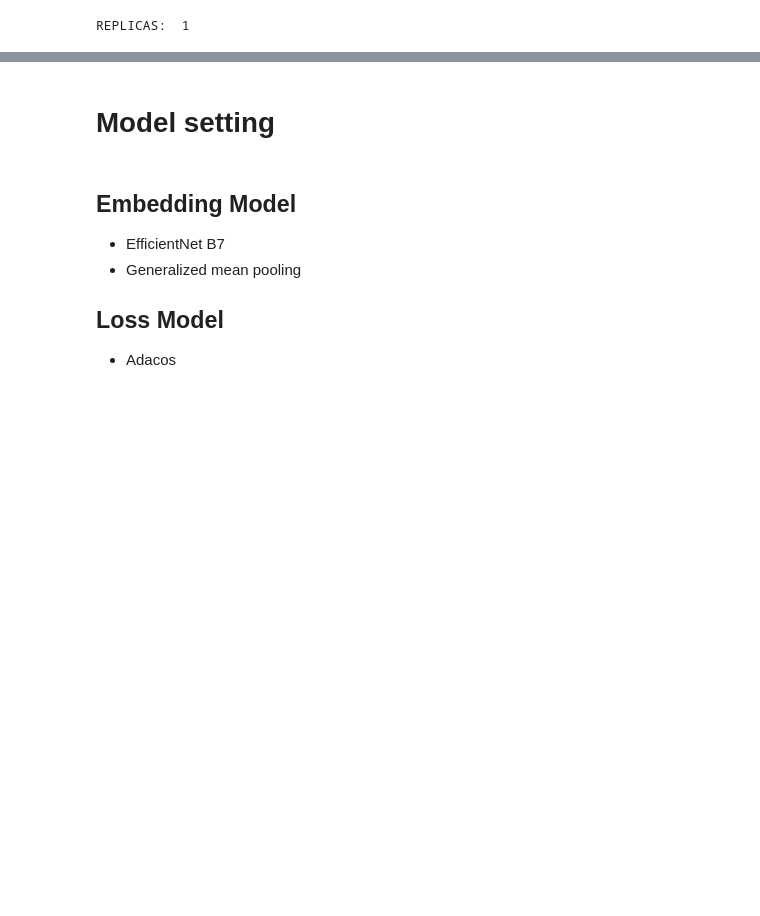
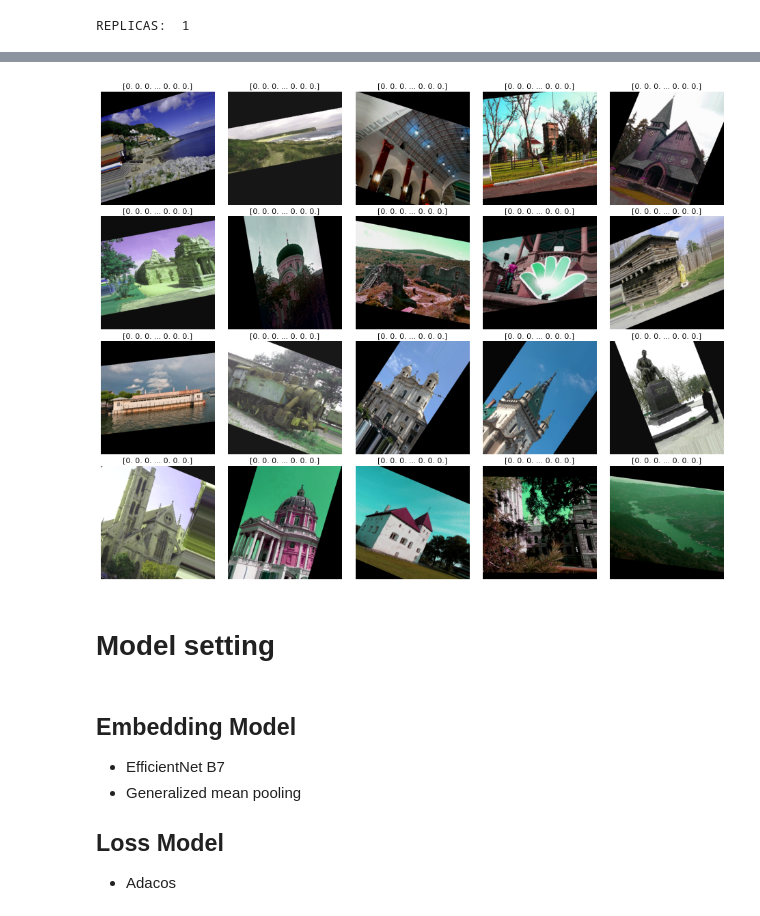
Before and after one commit to dsskim/kaggle_Google_Landmark_Retrieval_2020, a Jupyter notebook: Train_Code.ipynb, the cells around one changed output, grey strips where cells are left out. Cells and saved outputs as stored; diff of their text form; code cells hidden in the pictures; blank space fills up the shorter version.

```diff
--- a/Train_Code.ipynb
+++ b/Train_Code.ipynb
@@ -28,0 +32,20 @@ def find_nearest(array, value):
+# %%
+train_tfrec_dir = "E:/open_dataset/landmark_v2/tfrec/train*"
+valid_tfrec_dir = "E:/open_dataset/landmark_v2/tfrec/valid*"
+
+TRAINING_FILENAMES = tf.io.gfile.glob(train_tfrec_dir)
+VALIDATION_FILENAMES = tf.io.gfile.glob(valid_tfrec_dir)
+
+if SKIP_VALIDATION:
+    TRAINING_FILENAMES = TRAINING_FILENAMES + VALIDATION_FILENAMES
+# %%
+def count_data_items(filenames):
+    # the number of data items is written in the name of the .tfrec files, i.e. flowers00-230.tfrec = 230 data items
+    n = [int(re.compile(r"-([0-9]*)\.").search(filename).group(1)) for filename in filenames]
+    return np.sum(n)
+
+NUM_TRAIN_LABEL = 81313
+NUM_TRAINING_IMAGES = count_data_items(TRAINING_FILENAMES)
+NUM_VALIDATION_IMAGES = 0 if SKIP_VALIDATION else count_data_items(VALIDATION_FILENAMES)
+STEPS_PER_EPOCH = NUM_TRAINING_IMAGES // BATCH_SIZE
+print('Dataset: {} training images, {} validation images'.format(NUM_TRAINING_IMAGES, NUM_VALIDATION_IMAGES))
@@ -144,0 +230,74 @@ class Landmark2020_DataGenerator(tf.keras.utils.Sequence):
+# %%
+
+def batch_to_numpy_images_and_labels(data):
+    images, labels = data
+    numpy_images = images.numpy()
+    numpy_labels = labels.numpy()
+    if numpy_labels.dtype == object: # binary string in this case, these are image ID strings
+        numpy_labels = [None for _ in enumerate(numpy_images)]
+    # If no labels, only image IDs, return None for labels (this is the case for test data)
+    return numpy_images, numpy_labels
+
+def display_one_images(image, title, subplot, red=False, titlesize=16):
+    plt.subplot(*subplot)
+    plt.axis('off')
+    plt.imshow(image)
+    plt.title(title, fontsize=int(titlesize/1.2), color='black', fontdict={'verticalalignment':'center'}, pad=int(titlesize/1.5))
+    return (subplot[0], subplot[1], subplot[2]+1)
+
+def display_batch_of_images(databatch, predictions=None):
+    """This will work with:
+    display_batch_of_images(images)
+    display_batch_of_images(images, predictions)
+    display_batch_of_images((images, labels))
+    display_batch_of_images((images, labels), predictions)
+    """
+    # data
+    images, labels = batch_to_numpy_images_and_labels(databatch)
+    if labels is None:
+        labels = [None for _ in enumerate(images)]
+
+    # auto-squaring: this will drop data that does not fit into square or square-ish rectangle
+    rows = int(math.sqrt(len(images)))
+    cols = len(images)//rows
+
+    # size and spacing
+    FIGSIZE = 13.0
+    SPACING = 0.1
+    subplot=(rows,cols,1)
+    if rows < cols:
+        plt.figure(figsize=(FIGSIZE,FIGSIZE/cols*rows))
+    else:
+        plt.figure(figsize=(FIGSIZE/rows*cols,FIGSIZE))
+
+    # display
+    for i, (image, label) in enumerate(zip(images[:rows*cols], labels[:rows*cols])):
+        title = label
+        correct = True
+        dynamic_titlesize = FIGSIZE*SPACING/max(rows,cols)*40+3 # magic formula tested to work from 1x1 to 10x10 images
+        subplot = display_one_images(image, title, subplot, not correct, titlesize=dynamic_titlesize)
+
+    #layout
+    plt.tight_layout()
+    if label is None and predictions is None:
+        plt.subplots_adjust(wspace=0, hspace=0)
+    else:
+        plt.subplots_adjust(wspace=SPACING, hspace=SPACING)
+    plt.show()
+
+print("Training data shapes:")
+for image, label in get_dataset(TRAINING_FILENAMES, validation=False).take(3):
+    print(image.numpy().shape, label.numpy().shape)
+print("Training data label examples:", label.numpy())
+print("Validation data shapes:")
+for image, label in get_dataset(VALIDATION_FILENAMES, validation=True).take(3):
+    print(image.numpy().shape, label.numpy().shape)
+print("Validation data label examples:", label.numpy())
+
+# Peek at training data
+training_dataset = get_dataset(TRAINING_FILENAMES, validation=False)
+training_dataset = training_dataset.unbatch().batch(20)
+train_batch = iter(training_dataset)
+# run this cell again for next set of images
+display_batch_of_images(next(train_batch))
+# %% [output]
@@ -145,3 +341,4 @@ class Landmark2020_DataGenerator(tf.keras.utils.Sequence):
+[figure, added]
 # %% [markdown]
 # Model setting
 # %% [markdown]
```
Also changed, not shown: parts of 18 cells of this notebook, 4 other files.
